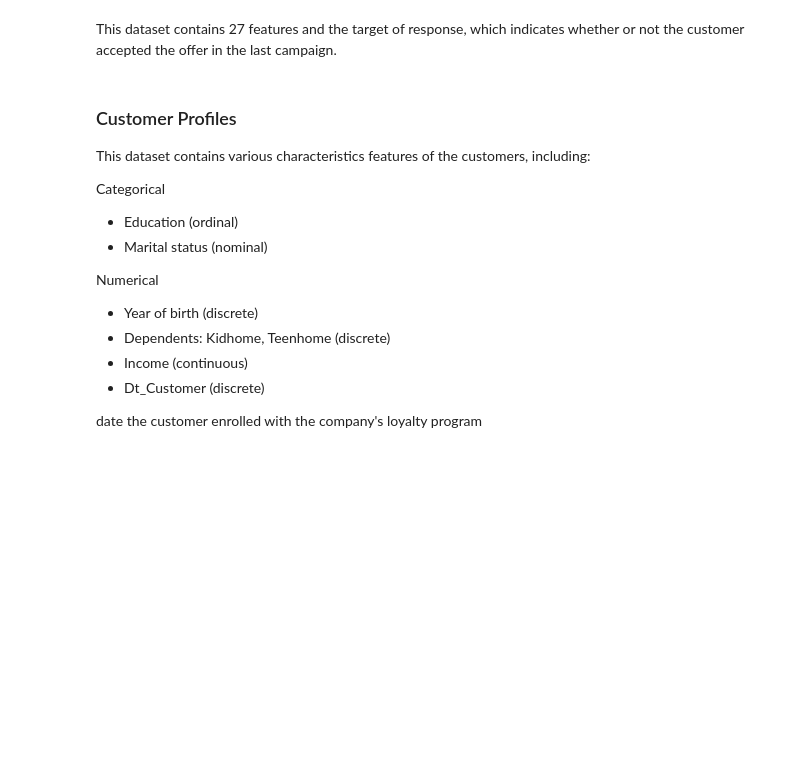
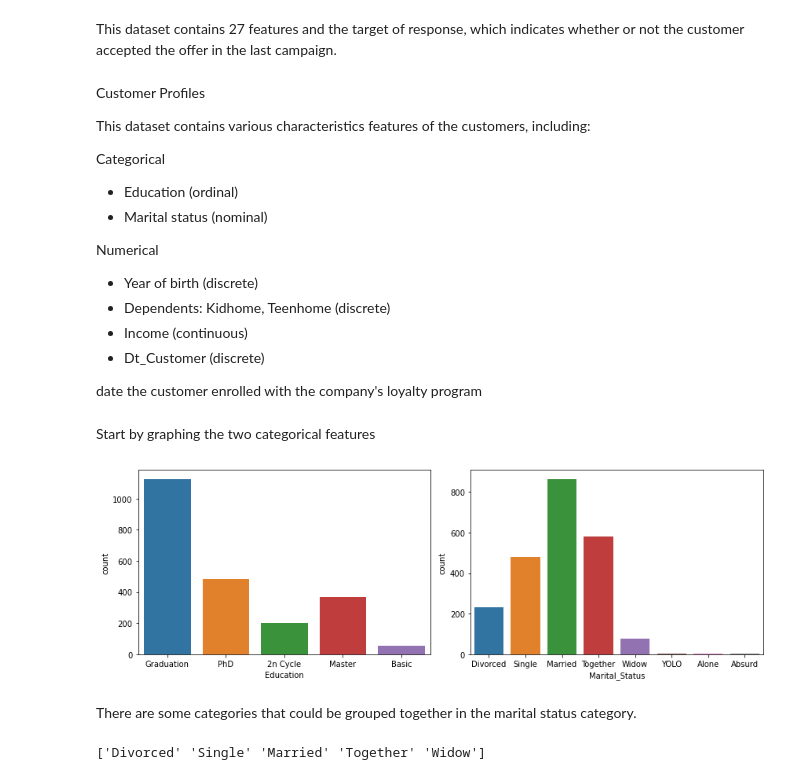
Before and after one commit to jma199/business-marketing-case-study, a Jupyter notebook: 1 eda.ipynb, the cells around one changed output. Saved outputs shown, nothing was run; the diff lists cells and outputs as text; code cells hidden in the pictures; blank space fills up the shorter version.

Commit message:
start eda (dtypes, missing values, a few viz)

```diff
--- a/1 eda.ipynb
+++ b/1 eda.ipynb
@@ -53,0 +82,5 @@ data.rename(columns={" Income ":"Income"}, inplace=True)
+# %%
+# warnings.filterwarnings("ignore")
+
+data['Income'] = data['Income'].str.replace("$","").str.replace(",","")
+data['Income'] = data['Income'].astype(float)
@@ -53,0 +107,3 @@ data.rename(columns={" Income ":"Income"}, inplace=True)
+# %%
+# change Dt_Customer column to a datetime column
+data['Dt_Customer'] = pd.to_datetime(data['Dt_Customer'], format= '%m/%d/%y')
@@ -54,7 +120,7 @@ data.rename(columns={" Income ":"Income"}, inplace=True)
 # %% [markdown]
 This dataset contains 27 features and the target of response, which indicates whether or not the customer accepted the offer in the last campaign.
 # %% [markdown]
-### Customer Profiles
+Customer Profiles
 
 This dataset contains various characteristics features of the customers, including:
 
@@ -73,0 +138,19 @@ date the customer enrolled with the company's loyalty program
+# %% [markdown]
+Start by graphing the two categorical features
+# %%
+# Graph categorical features
+fig, ax = plt.subplots(1, 2, figsize = (12, 4))
+sns.countplot(x = "Education", data=data, ax=ax[0])
+sns.countplot(x = "Marital_Status", data=data,  ax=ax[1])
+plt.tight_layout()
+plt.show()
+# %% [output]
+[figure, added]
+# %% [markdown]
+There are some categories that could be grouped together in the marital status category.
+# %%
+solo_status = ['YOLO', 'Alone', 'Absurd']
+data['Marital_Status'] = data['Marital_Status'].replace(solo_status, 'Single')
+print(data.Marital_Status.unique())
+# %% [output]
+['Divorced' 'Single' 'Married' 'Together' 'Widow']
```
Also changed, not shown: parts of 21 cells of this notebook, 2 other files.
